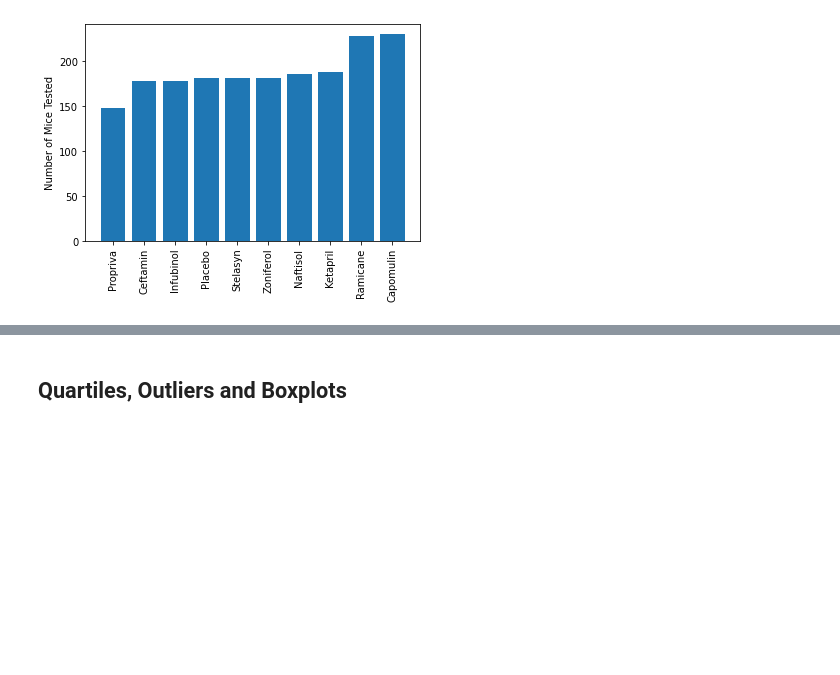
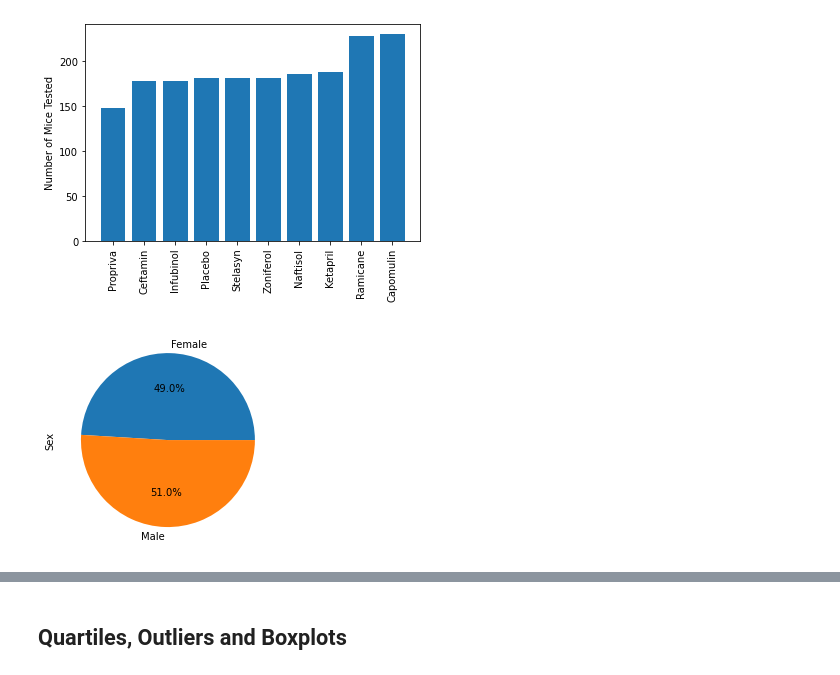
Before and after one commit to rhiana-schafer/matplotlib-challenge, a Jupyter notebook: Pymaceuticals/pymaceuticals_rs.ipynb, the cells around one changed output, grey strips where cells are left out. Drawn from its saved outputs; the diff is of its cells as text; code cells hidden in the pictures; blank space fills up the shorter version.

Commit message:
Solved except regression and box plot

```diff
--- a/Pymaceuticals/pymaceuticals_rs.ipynb
+++ b/Pymaceuticals/pymaceuticals_rs.ipynb
@@ -161,7 +161,12 @@ plt.show()
 # %%
 # Method1:  Generate a pie plot showing the distribution of female versus male mice using Pandas
 # To clarify:  This answers the question:  of all the measurements taken, what percent where on male and female mice.
 # This is different than:  of all the mice, what percent were male and female?
+sex_df = clean_mouse_study_df.groupby('Sex').count()['Mouse ID']
+sex_df.plot(kind='pie', autopct='%1.1f%%', ylabel = 'Sex')
+plt.show()
+# %% [output]
+[figure, added]
 # %%
 # Method 2:  Generate a pie plot showing the distribution of female versus male mice using matplotlib (aka pyplot, plt)
 # Same clarification as above.
```
Also changed, not shown: parts of 3 cells of this notebook.
